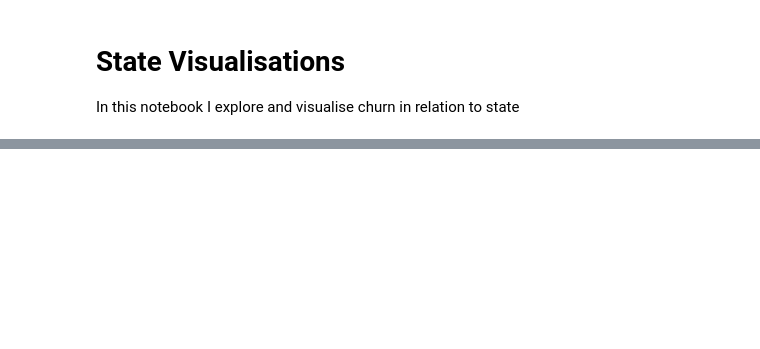
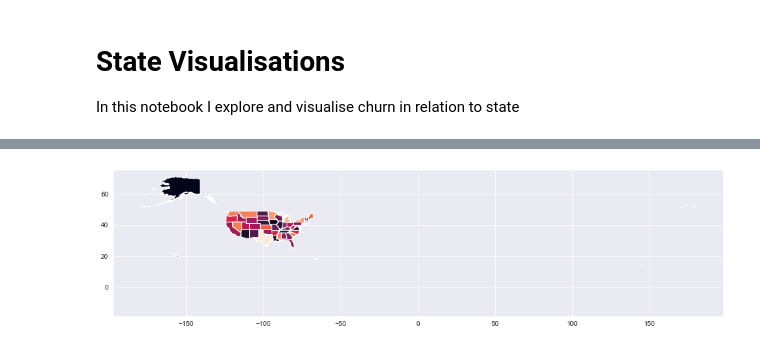
Before and after one commit to chum46/customer_churn_prediction, a Jupyter notebook: notebooks/exploratory/lmc_exploratory_nb/05_state_vis_lc.ipynb, the cells around one changed output, grey strips where cells are left out. Saved outputs shown, nothing was run; the diff lists cells and outputs as text; code cells hidden in the pictures; blank space fills up the shorter version.

```diff
--- a/notebooks/exploratory/lmc_exploratory_nb/05_state_vis_lc.ipynb
+++ b/notebooks/exploratory/lmc_exploratory_nb/05_state_vis_lc.ipynb
@@ -69,0 +166,9 @@ TypeError: 'int' object is not iterable
+# %%
+# for item in states.STUSPS:
+#     if item not in df.state.unique():
+#         states.drop(item, axis = 0, inplace = True)
+
+for row in states:
+    print(row)
+    if row['STUSPS'] not in df.state.unique():
+        states.drop(row, axis = 0, inplace = True)
@@ -69,0 +213,2 @@ TypeError: 'int' object is not iterable
+# %%
+states = states.join(churn, on='STUSPS', how = 'right')
@@ -69,0 +237,5 @@ TypeError: 'int' object is not iterable
+# %%
+fig, ax = plt.subplots(figsize=(16,12))
+states.plot(ax=ax, column='total_churn');
+# %% [output]
+[figure, added]
```
Also changed, not shown: parts of 51 cells of this notebook, 33 other files.
